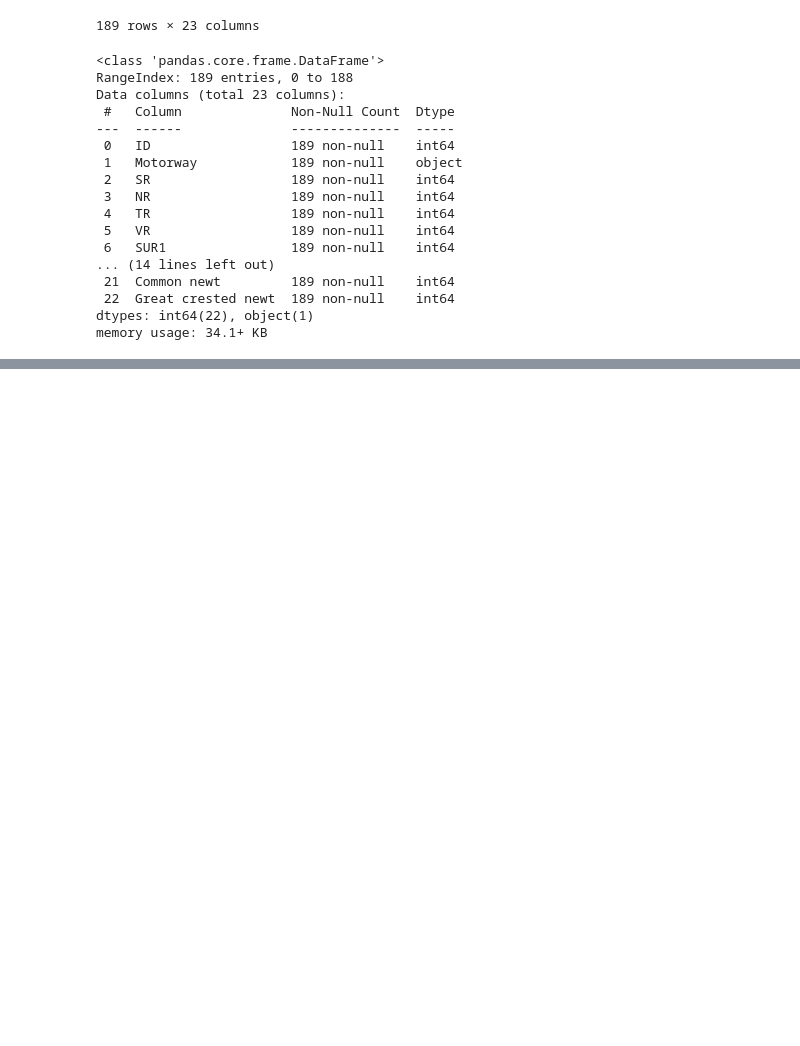
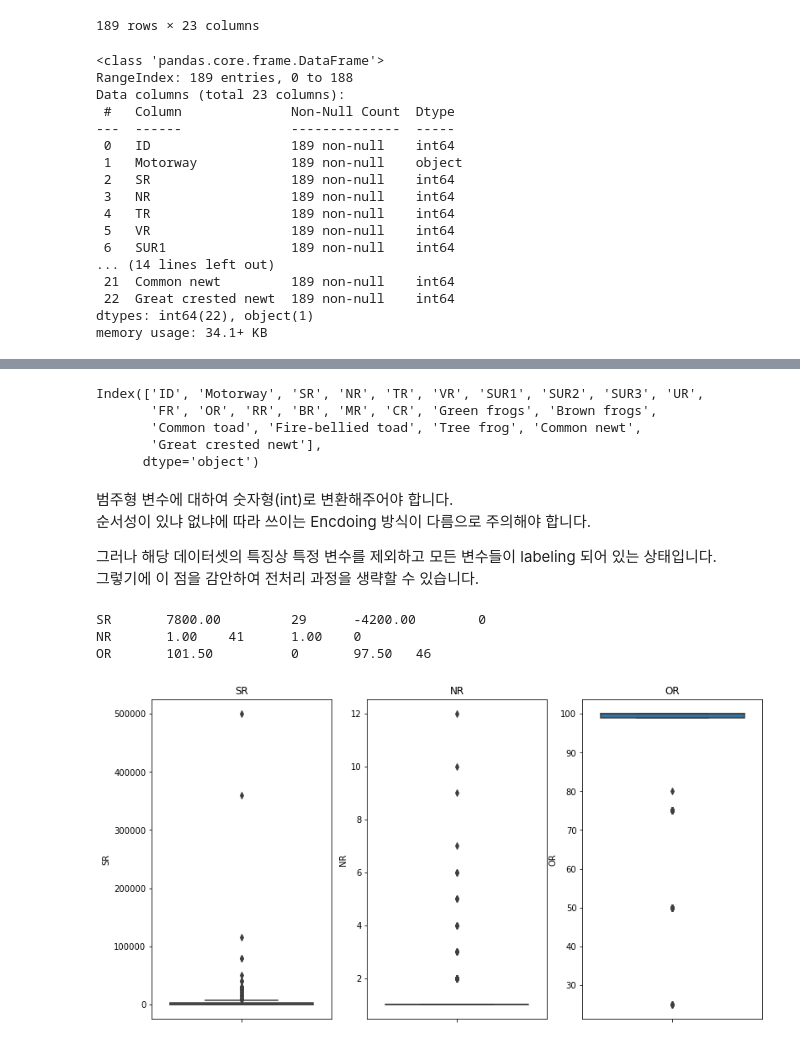
Before and after one commit to iDolphin99/ML, a Jupyter notebook: Machine_Learning_2203/test2.ipynb, the cells around one changed output, grey strips where cells are left out. Drawn from its saved outputs; the diff is of its cells as text; code cells hidden in the pictures; blank space fills up the shorter version.

```diff
--- a/Machine_Learning_2203/test2.ipynb
+++ b/Machine_Learning_2203/test2.ipynb
@@ -453,0 +203,53 @@ DBSCAN_Plot(Data=input_data[['X1', 'X2', 'Class4']],NAME="Obesity",min_samples=5
+# %%
+amphibians.columns
+# %% [output]
+Index(['ID', 'Motorway', 'SR', 'NR', 'TR', 'VR', 'SUR1', 'SUR2', 'SUR3', 'UR',
+       'FR', 'OR', 'RR', 'BR', 'MR', 'CR', 'Green frogs', 'Brown frogs',
+       'Common toad', 'Fire-bellied toad', 'Tree frog', 'Common newt',
+       'Great crested newt'],
+      dtype='object')
+# %%
+# 전처리를 위해 원본 데이터를 따로 저장합니다
+# 원본 데이터 : data
+# 전처리된 데이터 : processed_data
+
+# 불필요한 변수, 식별자 변수는 제거합니다
+processed_data = amphibians.drop(['ID'], axis=1).copy()
+# %% [markdown]
+범주형 변수에 대하여 숫자형(int)로 변환해주어야 합니다.
+순서성이 있냐 없냐에 따라 쓰이는 Encdoing 방식이 다름으로 주의해야 합니다.
+
+그러나 해당 데이터셋의 특징상 특정 변수를 제외하고 모든 변수들이 labeling 되어 있는 상태입니다.
+그렇기에 이 점을 감안하여 전처리 과정을 생략할 수 있습니다.
+# %%
+# 연속형 변수에 대해 이상치를 다룰 것 입니다
+num_cols = ['SR', 'NR', 'OR']
+
+fig, axes = plt.subplots(1, 3, figsize=(13, 7))
+
+# box plot 상 이상치 개수를 확인하기 위해 upper fence, lower fence 바깥의 관측치를 확인해봅니다
+for c in num_cols :
+    Q1 = np.percentile(processed_data[c],25)
+    Q3 = np.percentile(processed_data[c],75)
+    IQR = Q3 - Q1
+    lower_fence = Q1 - (1.5 * IQR)
+    upper_fence = Q3 + (1.5 * IQR)
+
+    df = processed_data[c]
+    print(str(c) , "\t",
+          "%.2f \t" % upper_fence, len(df[df > upper_fence]),
+          "\t %.2f \t" % lower_fence, len(df[df < lower_fence]))
+
+    sns.boxplot(y=c, data=processed_data, ax=axes[num_cols.index(c)])
+    ax=axes[num_cols.index(c)].set_title(str(c))
+
+plt.show()
+
+# SR 29 0
+# NR 41 0
+# OR 0 46
+# %% [output]
+SR       7800.00         29      -4200.00        0
+NR       1.00    41      1.00    0
+OR       101.50          0       97.50   46
+[figure, added]
```
Also changed, not shown: parts of 76 cells of this notebook, 3 other files.
